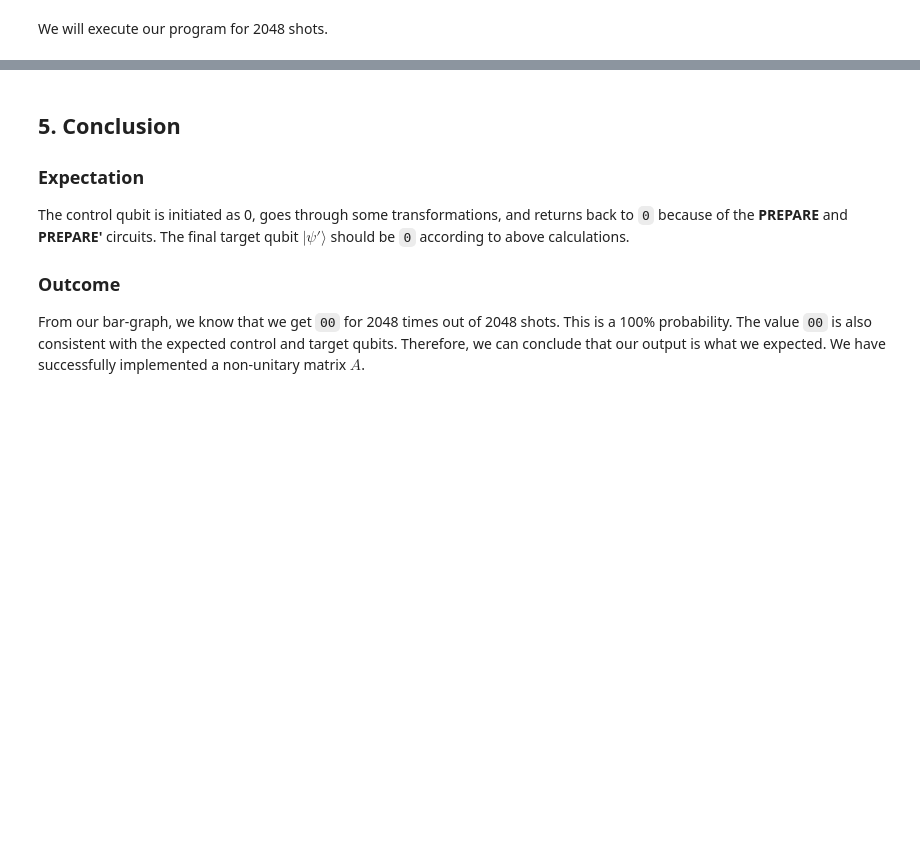
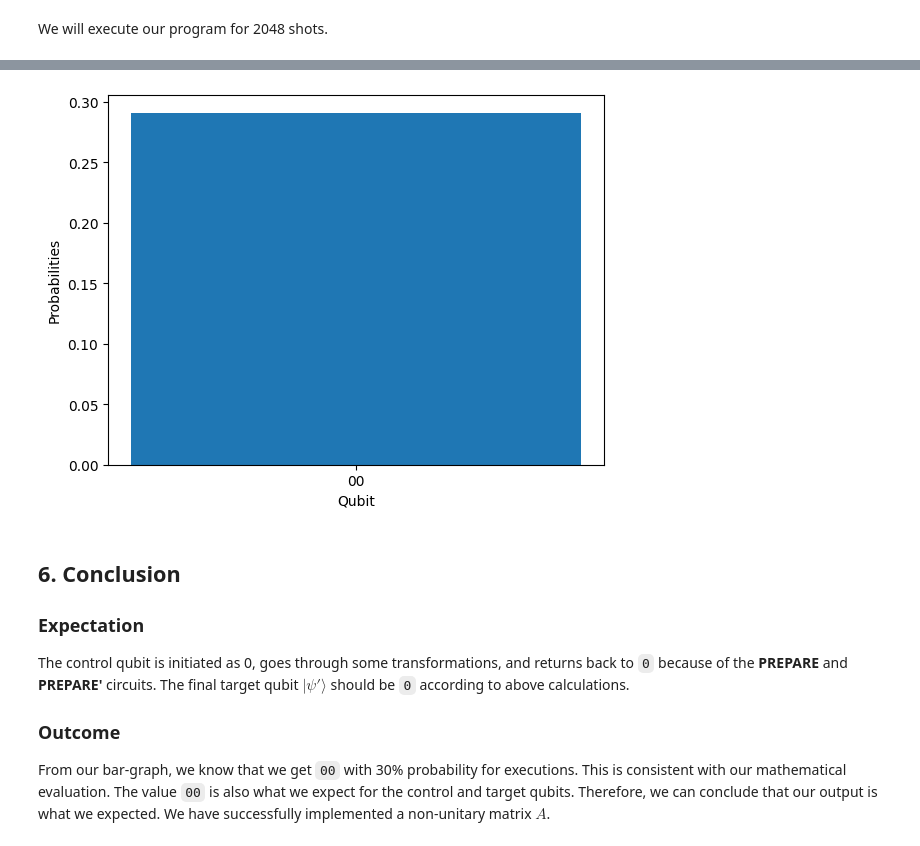
Before and after one commit to lawun330/2024-Womanium-Quantum-Journey, a Jupyter notebook: Classiq Exercises/Classiq Exercise 6.10 - Non-Unitary Operator.ipynb, the cells around one changed output, grey strips where cells are left out. Cells and saved outputs as stored; diff of their text form; code cells hidden in the pictures; blank space fills up the shorter version.

```diff
--- a/Classiq Exercises/Classiq Exercise 6.10 - Non-Unitary Operator.ipynb
+++ b/Classiq Exercises/Classiq Exercise 6.10 - Non-Unitary Operator.ipynb
@@ -218,6 +208,16 @@ plt.show()
+# %%
+# display a bar-graph
+x = np.array(qubits[0])
+y = np.array(probabilities[0])
+plt.bar(x,y)
+plt.xlabel("Qubit")
+plt.ylabel("Probabilities")
+plt.show()
+# %% [output]
+[figure, added]
 # %% [markdown]
-## 5. Conclusion
+## 6. Conclusion
 ### Expectation
 The control qubit is initiated as 0, goes through some transformations, and returns back to `0` because of the <b>PREPARE</b> and <b>PREPARE'</b> circuits. The final target qubit $|\psi'\rangle$ should be `0` according to above calculations.
 ### Outcome
-From our bar-graph, we know that we get `00` for 2048 times out of 2048 shots. This is a 100% probability. The value `00` is also consistent with the expected control and target qubits. Therefore, we can conclude that our output is what we expected. We have successfully implemented a non-unitary matrix $A$.
+From our bar-graph, we know that we get `00` with 30% probability for executions. This is consistent with our mathematical evaluation. The value `00` is also what we expect for the control and target qubits. Therefore, we can conclude that our output is what we expected. We have successfully implemented a non-unitary matrix $A$.
```
Also changed, not shown: parts of 12 cells of this notebook, 1 other file.
